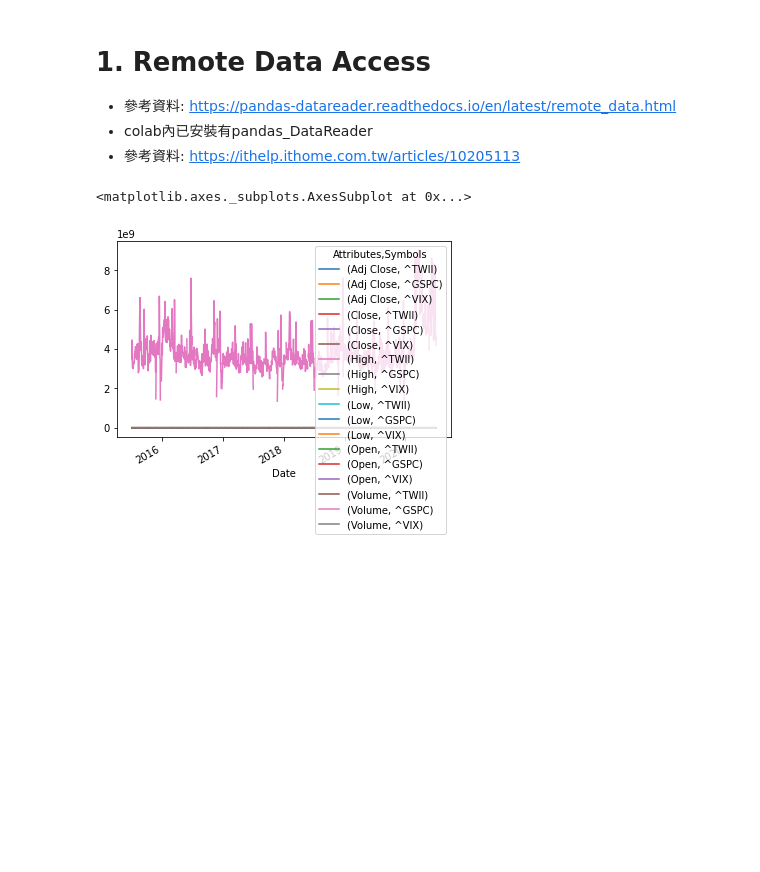
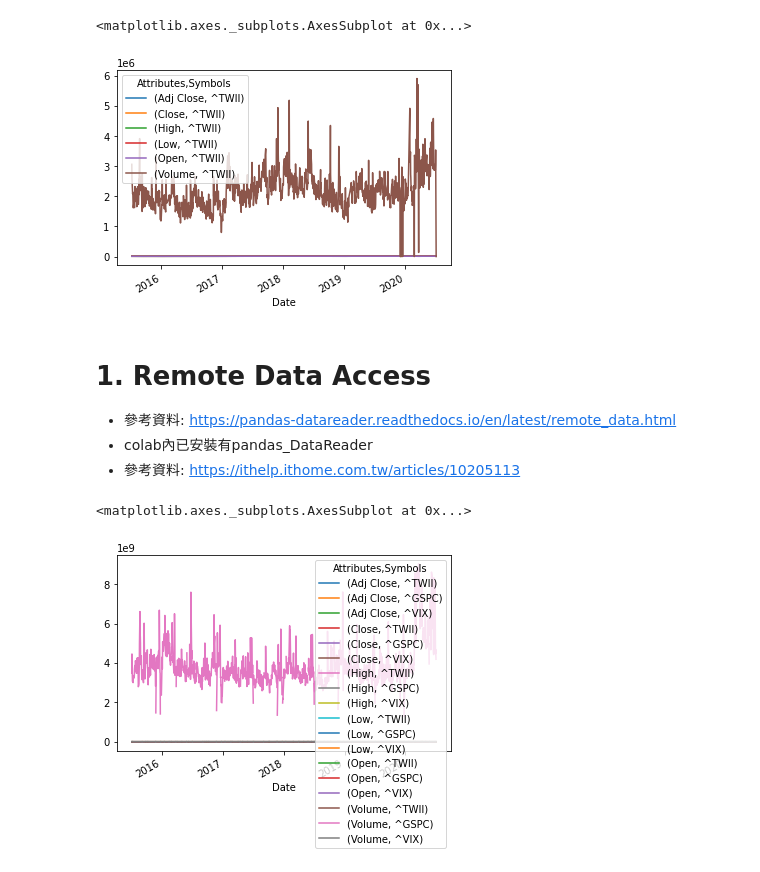
Before and after one commit to tewei0328/teach-TS, a Jupyter notebook: TS_LSTM.ipynb, the cells around one changed output. Saved outputs shown, nothing was run; the diff lists cells and outputs as text; code cells hidden in the pictures; blank space fills up the shorter version.

```diff
--- a/TS_LSTM.ipynb
+++ b/TS_LSTM.ipynb
@@ -2,0 +28,8 @@
+# %%
+#2. 讀取資料
+import pandas_datareader as pdr
+train = pdr.DataReader(['^TWII'], 'yahoo')
+train.plot()
+# %% [output]
+<matplotlib.axes._subplots.AxesSubplot at 0x...>
+[figure, added]
```
Also changed, not shown: parts of 6 cells of this notebook.
